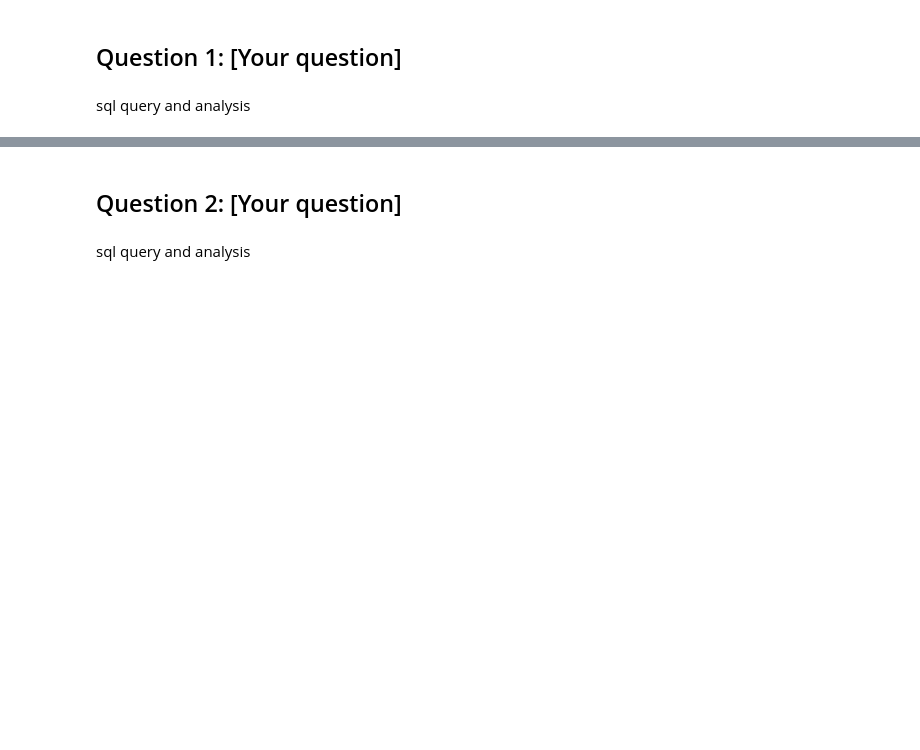
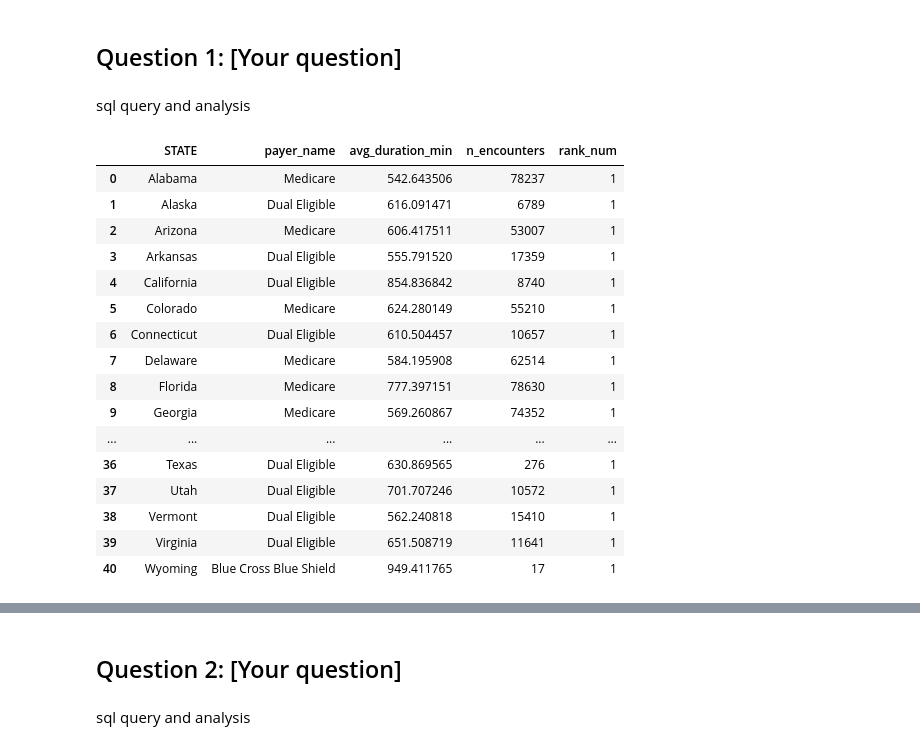
Before and after one commit to nick-allen21/synthetic_patient_analysis, a Jupyter notebook: nallen21_project1.ipynb, the cells around one changed output, grey strips where cells are left out. Drawn from its saved outputs; the diff is of its cells as text; code cells hidden in the pictures; blank space fills up the shorter version.

Commit message:
Finished everything for the project, have to make it submittable

```diff
--- a/nallen21_project1.ipynb
+++ b/nallen21_project1.ipynb
@@ -637,3 +637,72 @@ display(df)
 ## Question 1: [Your question]
 # %% [markdown]
 sql query and analysis
+# %%
+query = f"""
+WITH encounters_with_duration AS ( -- get duration of each encounter in minutes
+  SELECT
+    p.STATE,
+    e.PAYER AS insurer,
+    TIMESTAMP_DIFF(
+      SAFE_CAST(e.STOP  AS TIMESTAMP),
+      SAFE_CAST(e.START AS TIMESTAMP),
+      MINUTE
+    ) AS duration_min
+  FROM `{PROJECT_ID}.{DATASET_ID}.encounters_ext` e
+  JOIN `{PROJECT_ID}.{DATASET_ID}.patients_ext`  p
+    ON p.Id = e.PATIENT
+  WHERE
+    SAFE_CAST(e.START AS TIMESTAMP) IS NOT NULL
+    AND SAFE_CAST(e.STOP  AS TIMESTAMP) IS NOT NULL
+    AND SAFE_CAST(e.STOP  AS TIMESTAMP) > SAFE_CAST(e.START AS TIMESTAMP)
+),
+avg_by_state_insurer AS ( -- get avg duration of each encounter by state and insurer
+  SELECT
+    STATE,
+    insurer,
+    AVG(duration_min) AS avg_duration_min,
+    COUNT(*)          AS n_encounters
+  FROM encounters_with_duration
+  GROUP BY STATE, insurer
+),
+ranked_avg_by_state_insurer AS ( -- rank the duration of each encounter
+  SELECT
+    STATE,
+    insurer,
+    avg_duration_min,
+    n_encounters,
+    RANK() OVER (PARTITION BY STATE ORDER BY avg_duration_min DESC) as rank_num
+  FROM avg_by_state_insurer
+)
+SELECT DISTINCT -- select out the top ranking, merging in the givne payer name
+  rabsi.STATE,
+  p.NAME AS payer_name,
+  rabsi.avg_duration_min,
+  rabsi.n_encounters,
+  rabsi.rank_num
+FROM ranked_avg_by_state_insurer rabsi
+LEFT JOIN `{PROJECT_ID}.{DATASET_ID}.payers_ext` p
+  ON rabsi.insurer = p.Id
+WHERE rabsi.rank_num = 1
+ORDER BY rabsi.STATE
+"""
+avg_by_state_insurer = bq_client.query(query).to_dataframe()
+display(avg_by_state_insurer)
+# %% [output]
+|  | STATE | payer_name | avg_duration_min | n_encounters | rank_num |
+| 0 | Alabama | Medicare | 542.643506 | 78237 | 1 |
+| 1 | Alaska | Dual Eligible | 616.091471 | 6789 | 1 |
+| 2 | Arizona | Medicare | 606.417511 | 53007 | 1 |
+| 3 | Arkansas | Dual Eligible | 555.791520 | 17359 | 1 |
+| 4 | California | Dual Eligible | 854.836842 | 8740 | 1 |
+| 5 | Colorado | Medicare | 624.280149 | 55210 | 1 |
+| 6 | Connecticut | Dual Eligible | 610.504457 | 10657 | 1 |
+| 7 | Delaware | Medicare | 584.195908 | 62514 | 1 |
+| 8 | Florida | Medicare | 777.397151 | 78630 | 1 |
+| 9 | Georgia | Medicare | 569.260867 | 74352 | 1 |
+| ... | ... | ... | ... | ... | ... |
+| 36 | Texas | Dual Eligible | 630.869565 | 276 | 1 |
+| 37 | Utah | Dual Eligible | 701.707246 | 10572 | 1 |
+| 38 | Vermont | Dual Eligible | 562.240818 | 15410 | 1 |
+| 39 | Virginia | Dual Eligible | 651.508719 | 11641 | 1 |
+| 40 | Wyoming | Blue Cross Blue Shield | 949.411765 | 17 | 1 |
```
Also changed, not shown: parts of 15 cells of this notebook.
